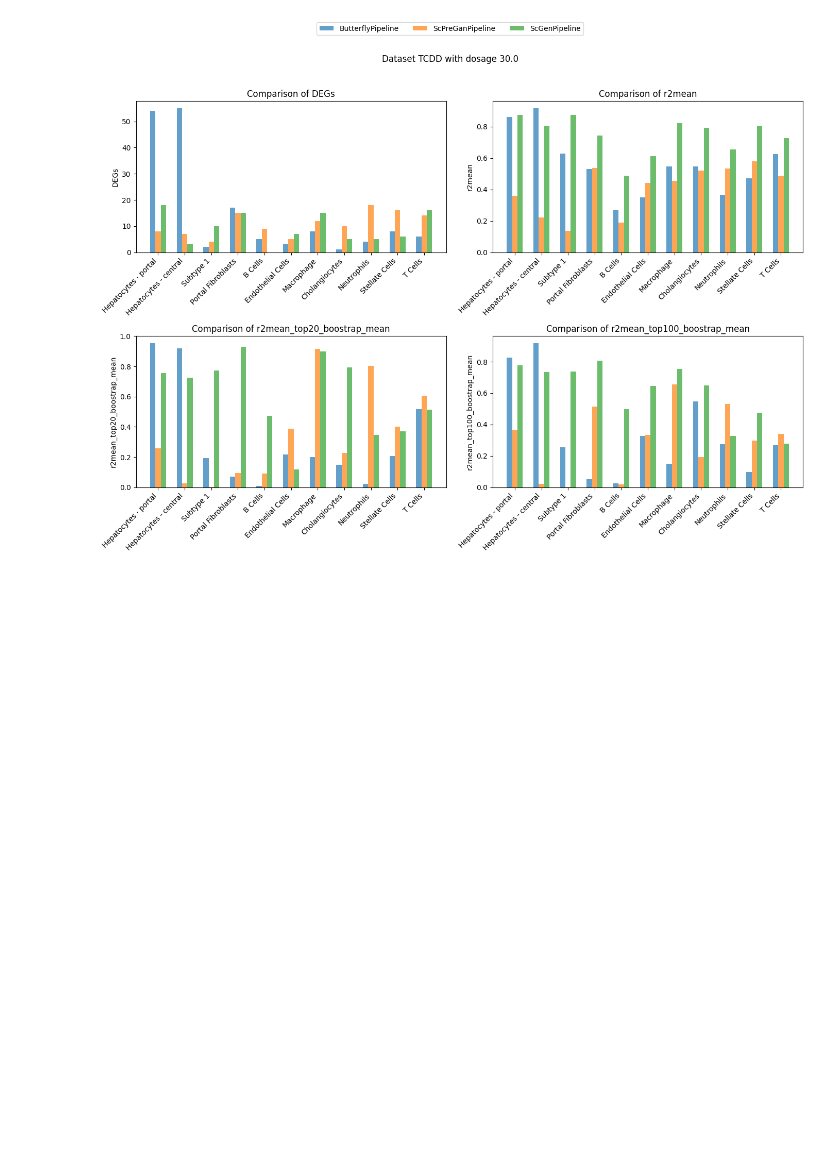
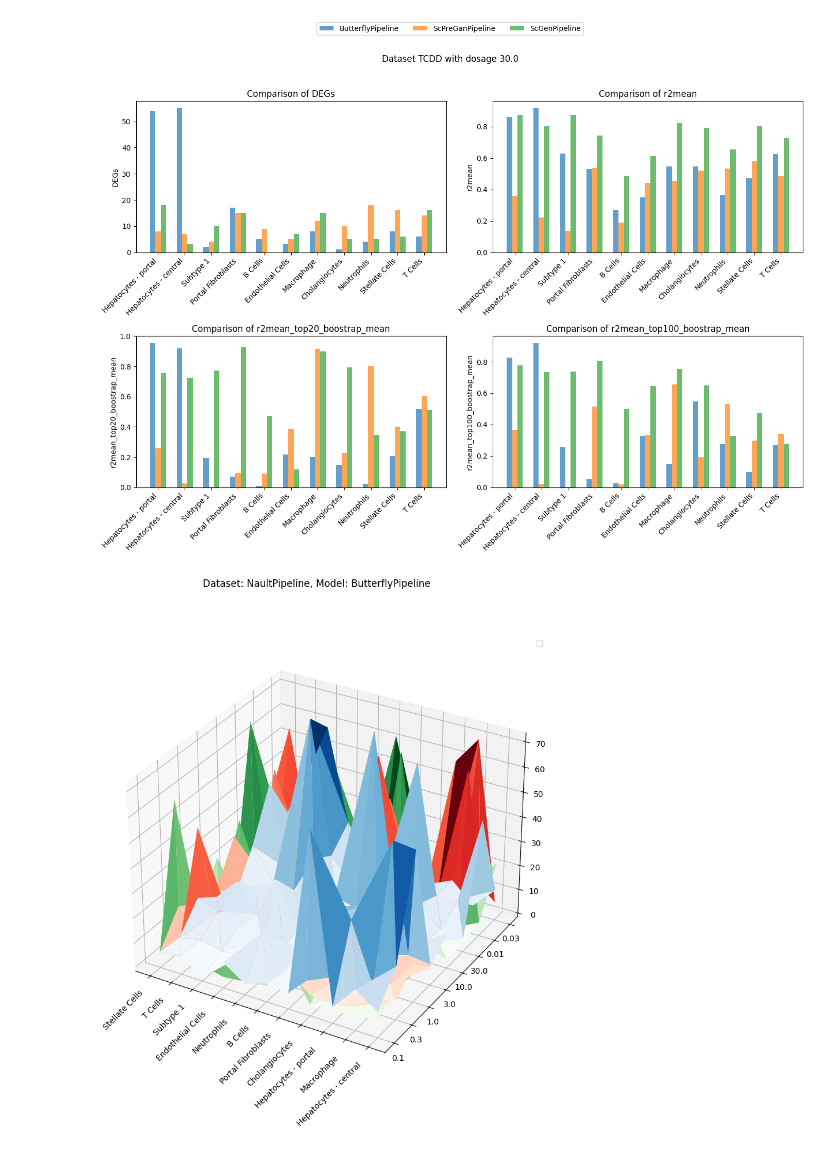
Before and after one commit to thodkatz/thesis, a Jupyter notebook: analysis/analysis.ipynb, the cells around one changed output. Cells and saved outputs as stored; diff of their text form; code cells hidden in the pictures; blank space fills up the shorter version.

```diff
--- a/analysis/analysis.ipynb
+++ b/analysis/analysis.ipynb
@@ -181,2 +103,52 @@ plot_metrics(df_nault_dosage30, 'Dataset TCDD with dosage 30.0')
 # %% [output]
 [figure]
+# %%
+# 3d plot
+
+import matplotlib.pyplot as plt
+import numpy as np
+
+from matplotlib import cm
+from matplotlib.ticker import LinearLocator
+from mpl_toolkits.mplot3d import Axes3D
+
+
+dataset = METRICS_DF[METRICS_DF['dataset'] == 'NaultPipeline']
+
+color_maps = {
+    'ButterflyPipeline': cm.Blues,
+    'ScPreGanPipeline': cm.Reds,
+    'ScGenPipeline': cm.Greens
+}
+
+fig = plt.figure(figsize=(10, 10))
+ax = fig.add_subplot(111, projection='3d')
+
+def per_model(model: str):
+    dataset_model = dataset[dataset['model'] == model]
+    x_numeric, x_labels = pd.factorize(dataset_model['cell_type_test'])
+    y_numeric, y_labels = pd.factorize(dataset_model['dose'])
+    ax.plot_trisurf(x_numeric, y_numeric, dataset['DEGs'], cmap=color_maps[model], linewidth=0.2)
+
+per_model('ButterflyPipeline')
+per_model('ScPreGanPipeline')
+per_model('ScGenPipeline')
+
+
+# Set axis labels and original tick labels
+# ax.set_xlabel("Cell Type")
+# ax.set_ylabel("Dose")
+# ax.set_zlabel("DEGs")
+
+# Set original string labels on ticks
+ax.set_xticks(np.arange(len(x_labels)))
+ax.set_xticklabels(x_labels, rotation=45, ha='right', fontsize=10)  # Rotate and adjust font size
+ax.set_yticks(np.arange(len(y_labels)))
+ax.set_yticklabels(y_labels, rotation=0, ha='right', fontsize=10)  # Rotate and adjust font size
+
+fig.suptitle('Dataset: NaultPipeline, Model: ButterflyPipeline')
+
+# Show plot
+plt.show()
+# %% [output]
+[figure, added]
```
Also changed, not shown: parts of 16 cells of this notebook, 2 other files.
